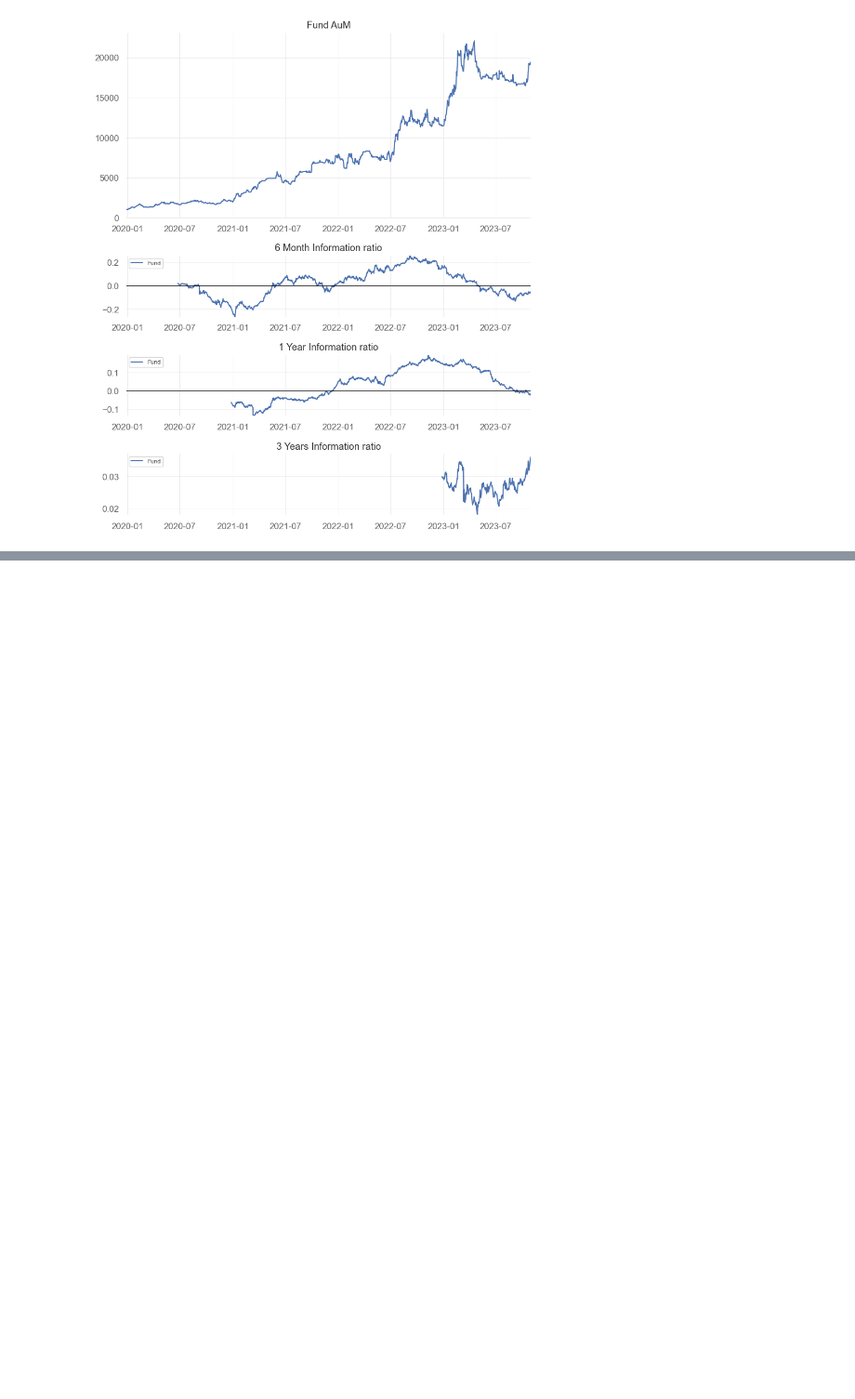
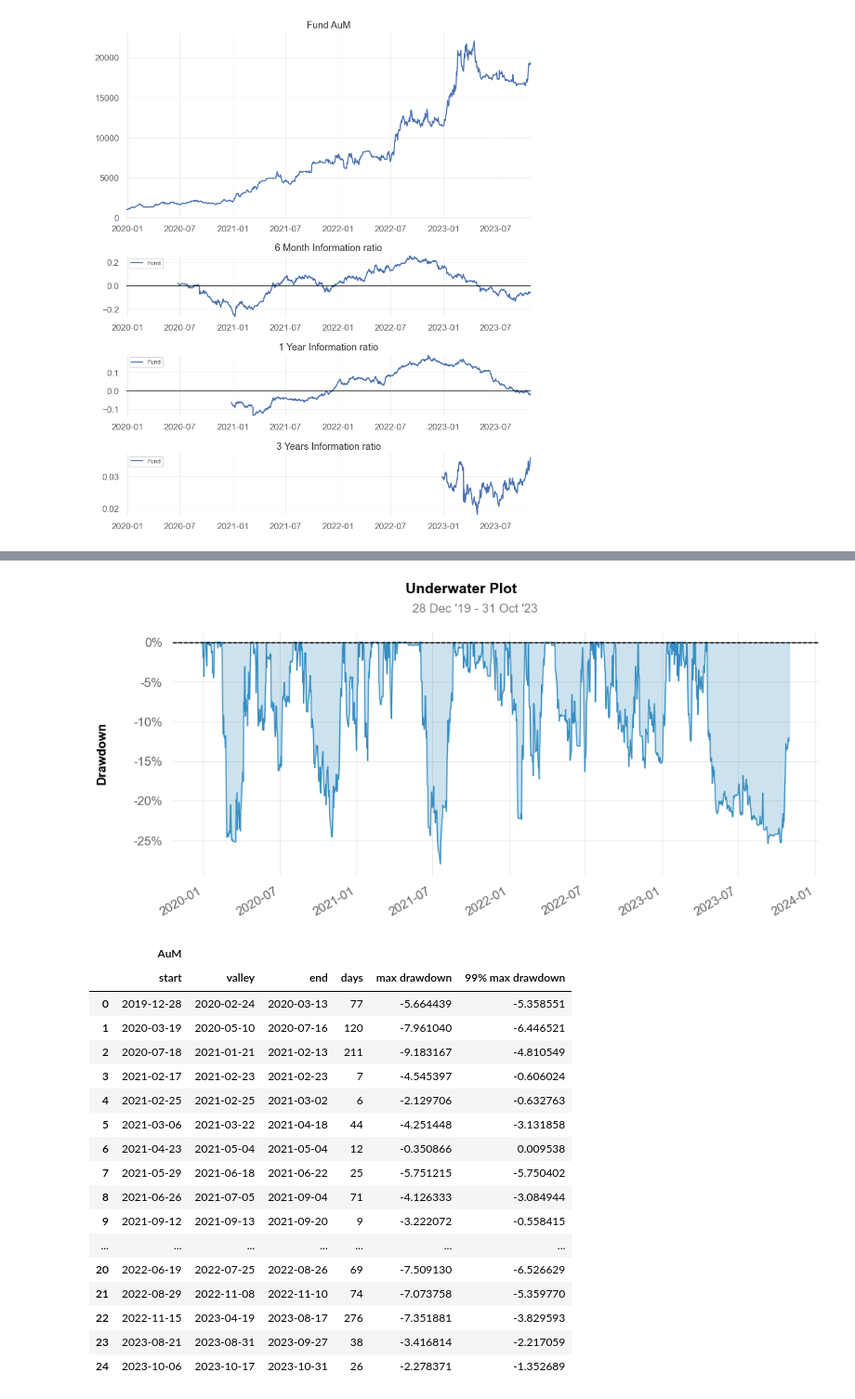
Before and after one commit to amirabbasja/Mutual-Fund-Evaluation, a Jupyter notebook: main.ipynb, the cells around one changed output, grey strips where cells are left out. Shown at 93% size. Saved outputs shown, nothing was run; the diff lists cells and outputs as text; code cells hidden in the pictures; blank space fills up the shorter version.

```diff
--- a/main.ipynb
+++ b/main.ipynb
@@ -230,7 +234,7 @@ Jensen's alpha
 print("Metric: Rolling Jensen's alpha (Relative to BTC as benchmark)")
 
 # Get the risk free returns, Also, fill the missing dates
-rfReturn = loadRiskFreeReturn("./Data/United-States-5-Year-Bond-Yield-Historical-Data.csv").sort_values("Date", ascending=True, ignore_index=True).set_index("Date")
+rfReturn = loadRiskFreeRate("./Data/United-States-5-Year-Bond-Yield-Historical-Data.csv").sort_values("Date", ascending=True, ignore_index=True).set_index("Date")
 idx = pd.date_range(rfReturn.index.min(),rfReturn.index.max())
 rfReturn = rfReturn.reindex(idx, fill_value=np.nan)
 rfReturn = rfReturn.ffill()
@@ -351,7 +355,7 @@ Treynor Ratio
 print("Metric: Rolling Treynor ratio")
 
 # Get the risk free returns, Also, fill the missing dates
-rfReturn = loadRiskFreeReturn("./Data/United-States-5-Year-Bond-Yield-Historical-Data.csv").sort_values("Date", ascending=True, ignore_index=True).set_index("Date")
+rfReturn = loadRiskFreeRate("./Data/United-States-5-Year-Bond-Yield-Historical-Data.csv").sort_values("Date", ascending=True, ignore_index=True).set_index("Date")
 idx = pd.date_range(rfReturn.index.min(),rfReturn.index.max())
 rfReturn = rfReturn.reindex(idx, fill_value=np.nan)
 rfReturn = rfReturn.ffill()
@@ -383,7 +387,7 @@ Metric: Rolling Treynor ratio
 print("Metric: Rolling Sortino ratio")
 
 # Get the risk free returns, Also, fill the missing dates
-rfReturn = loadRiskFreeReturn("./Data/United-States-5-Year-Bond-Yield-Historical-Data.csv").sort_values("Date", ascending=True, ignore_index=True).set_index("Date")
+rfReturn = loadRiskFreeRate("./Data/United-States-5-Year-Bond-Yield-Historical-Data.csv").sort_values("Date", ascending=True, ignore_index=True).set_index("Date")
 idx = pd.date_range(rfReturn.index.min(),rfReturn.index.max())
 rfReturn = rfReturn.reindex(idx, fill_value=np.nan)
 rfReturn = rfReturn.ffill()
@@ -418,7 +422,7 @@ Metric: Rolling Sortino ratio
 print("Metric: Rolling sharpe ratio")
 
 # Get the risk free returns, Also, fill the missing dates
-rfReturn = loadRiskFreeReturn("./Data/United-States-5-Year-Bond-Yield-Historical-Data.csv").sort_values("Date", ascending=True, ignore_index=True).set_index("Date")
+rfReturn = loadRiskFreeRate("./Data/United-States-5-Year-Bond-Yield-Historical-Data.csv").sort_values("Date", ascending=True, ignore_index=True).set_index("Date")
 idx = pd.date_range(rfReturn.index.min(),rfReturn.index.max())
 rfReturn = rfReturn.reindex(idx, fill_value=np.nan)
 rfReturn = rfReturn.ffill()
@@ -510 +518,30 @@ plotMainAndSubPlot(f1_DailyAuM.set_index(["Date"]), subPlots, plotTitle,True)
 [figure]
+# %%
+# Max drawDown
+# Standard deviation of returns
+fundDailyData = f1_DailyAuM.set_index("Date")
+fundDailyReturn = fundDailyData.pct_change(1).dropna()
+fundDailyReturn
+
+qs.plots.drawdown(fundDailyReturn)
+qs.stats.drawdown_details(fundDailyReturn)
+# %% [output]
+[figure, added]
+|  | AuM |  |  |  |  |  |
+|  | start | valley | end | days | max drawdown | 99% max drawdown |
+| 0 | 2019-12-28 | 2020-02-24 | 2020-03-13 | 77 | -5.664439 | -5.358551 |
+| 1 | 2020-03-19 | 2020-05-10 | 2020-07-16 | 120 | -7.961040 | -6.446521 |
+| 2 | 2020-07-18 | 2021-01-21 | 2021-02-13 | 211 | -9.183167 | -4.810549 |
+| 3 | 2021-02-17 | 2021-02-23 | 2021-02-23 | 7 | -4.545397 | -0.606024 |
+| 4 | 2021-02-25 | 2021-02-25 | 2021-03-02 | 6 | -2.129706 | -0.632763 |
+| 5 | 2021-03-06 | 2021-03-22 | 2021-04-18 | 44 | -4.251448 | -3.131858 |
+| 6 | 2021-04-23 | 2021-05-04 | 2021-05-04 | 12 | -0.350866 | 0.009538 |
+| 7 | 2021-05-29 | 2021-06-18 | 2021-06-22 | 25 | -5.751215 | -5.750402 |
+| 8 | 2021-06-26 | 2021-07-05 | 2021-09-04 | 71 | -4.126333 | -3.084944 |
+| 9 | 2021-09-12 | 2021-09-13 | 2021-09-20 | 9 | -3.222072 | -0.558415 |
+| ... | ... | ... | ... | ... | ... | ... |
+| 20 | 2022-06-19 | 2022-07-25 | 2022-08-26 | 69 | -7.509130 | -6.526629 |
+| 21 | 2022-08-29 | 2022-11-08 | 2022-11-10 | 74 | -7.073758 | -5.359770 |
+| 22 | 2022-11-15 | 2023-04-19 | 2023-08-17 | 276 | -7.351881 | -3.829593 |
+| 23 | 2023-08-21 | 2023-08-31 | 2023-09-27 | 38 | -3.416814 | -2.217059 |
+| 24 | 2023-10-06 | 2023-10-17 | 2023-10-31 | 26 | -2.278371 | -1.352689 |
```
Also changed, not shown: parts of 10 cells of this notebook, 2 other files.
